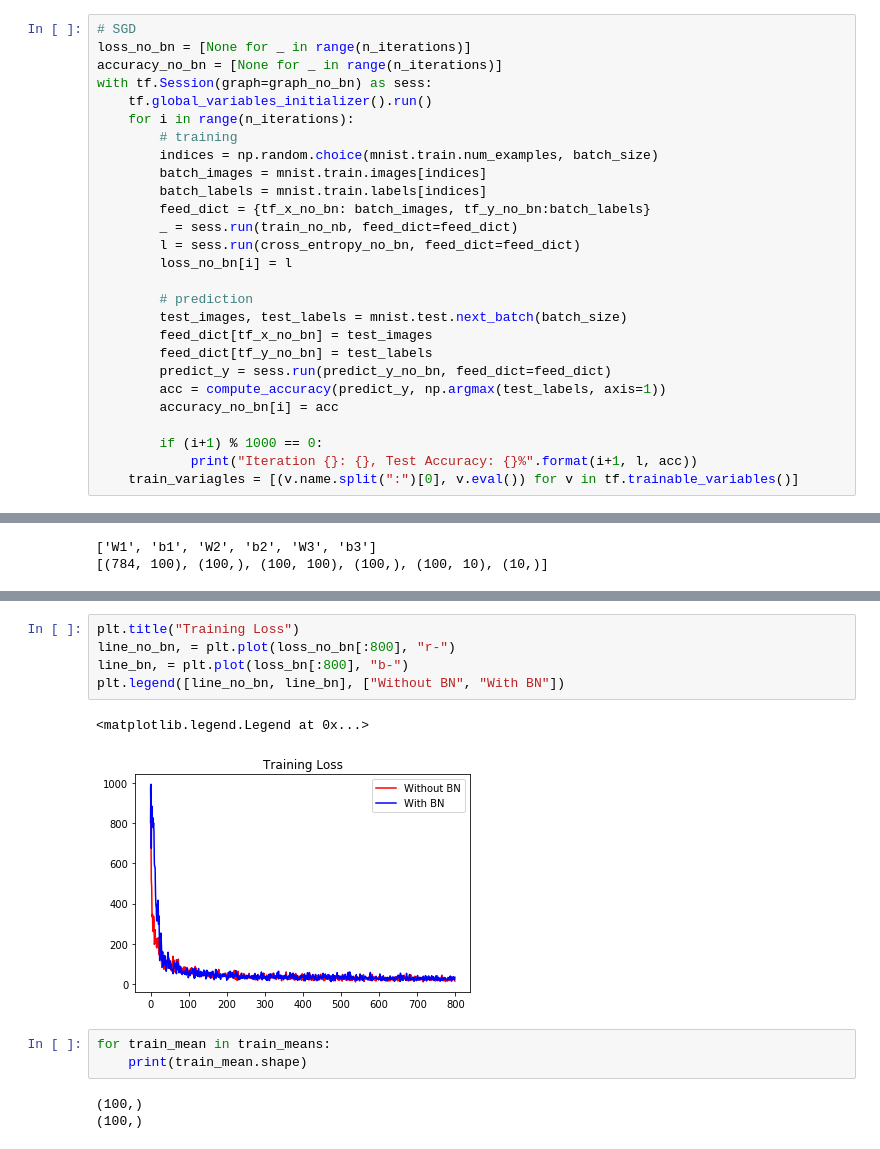
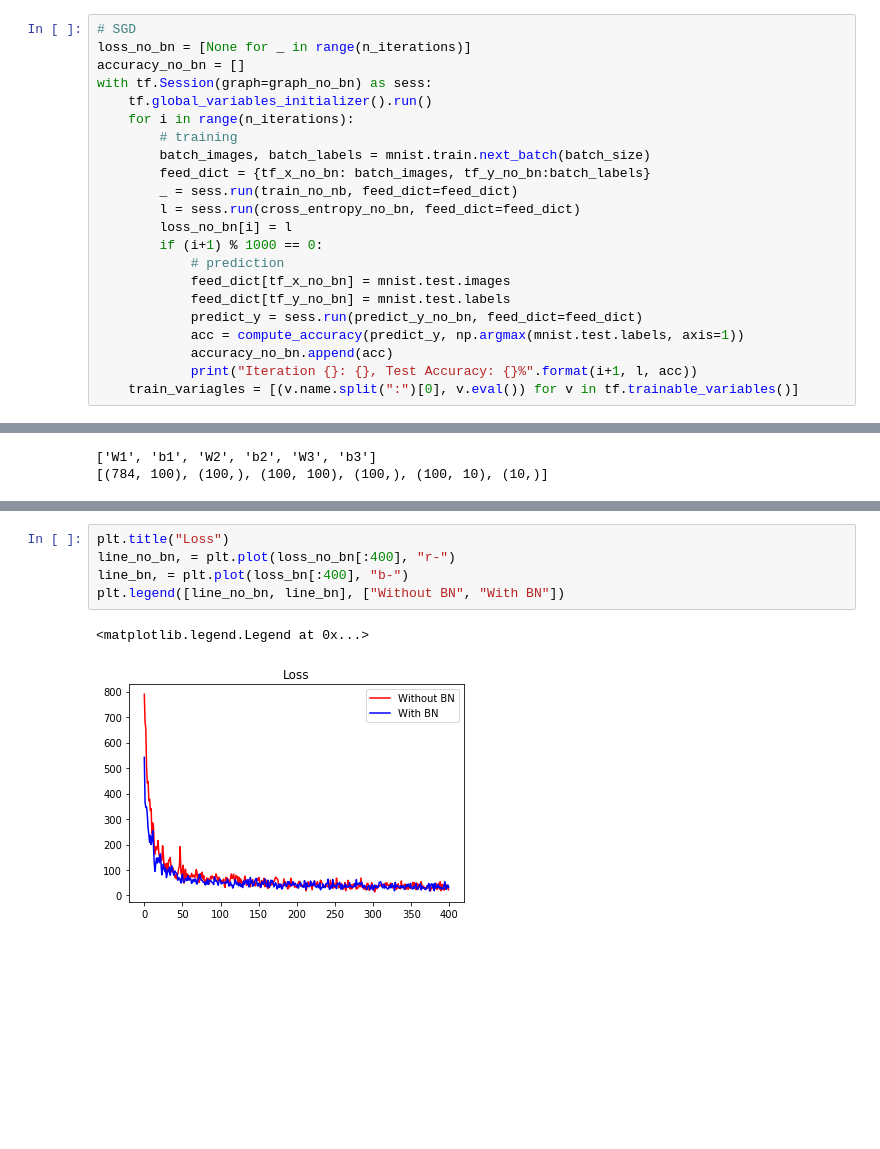
Before and after one commit to dboyliao/tf_snippets, a Jupyter notebook: tf_example_batch_normalization.ipynb, the cells around one changed output, grey strips where cells are left out. Saved outputs shown, nothing was run; the diff lists cells and outputs as text; blank space fills up the shorter version.

Commit message:
Add and update example

```diff
--- a/tf_example_batch_normalization.ipynb
+++ b/tf_example_batch_normalization.ipynb
@@ -89,28 +90,23 @@ n_iterations = 40000
 # %%
 # SGD
 loss_no_bn = [None for _ in range(n_iterations)]
-accuracy_no_bn = [None for _ in range(n_iterations)]
+accuracy_no_bn = []
 with tf.Session(graph=graph_no_bn) as sess:
     tf.global_variables_initializer().run()
     for i in range(n_iterations):
         # training
-        indices = np.random.choice(mnist.train.num_examples, batch_size)
-        batch_images = mnist.train.images[indices]
-        batch_labels = mnist.train.labels[indices]
+        batch_images, batch_labels = mnist.train.next_batch(batch_size)
         feed_dict = {tf_x_no_bn: batch_images, tf_y_no_bn:batch_labels}
         _ = sess.run(train_no_nb, feed_dict=feed_dict)
         l = sess.run(cross_entropy_no_bn, feed_dict=feed_dict)
         loss_no_bn[i] = l
-
-        # prediction
-        test_images, test_labels = mnist.test.next_batch(batch_size)
-        feed_dict[tf_x_no_bn] = test_images
-        feed_dict[tf_y_no_bn] = test_labels
-        predict_y = sess.run(predict_y_no_bn, feed_dict=feed_dict)
-        acc = compute_accuracy(predict_y, np.argmax(test_labels, axis=1))
-        accuracy_no_bn[i] = acc
-
         if (i+1) % 1000 == 0:
+            # prediction
+            feed_dict[tf_x_no_bn] = mnist.test.images
+            feed_dict[tf_y_no_bn] = mnist.test.labels
+            predict_y = sess.run(predict_y_no_bn, feed_dict=feed_dict)
+            acc = compute_accuracy(predict_y, np.argmax(mnist.test.labels, axis=1))
+            accuracy_no_bn.append(acc)
             print("Iteration {}: {}, Test Accuracy: {}%".format(i+1, l, acc))
     train_variagles = [(v.name.split(":")[0], v.eval()) for v in tf.trainable_variables()]
 # %% [output]
@@ -303,14 +250,8 @@ Iteration 40000:0.5956131219863892, Test Accuracy:7.000000000000001%
 # %%
-plt.title("Training Loss")
-line_no_bn, = plt.plot(loss_no_bn[:800], "r-")
-line_bn, = plt.plot(loss_bn[:800], "b-")
+plt.title("Loss")
+line_no_bn, = plt.plot(loss_no_bn[:400], "r-")
+line_bn, = plt.plot(loss_bn[:400], "b-")
 plt.legend([line_no_bn, line_bn], ["Without BN", "With BN"])
 # %% [output]
 <matplotlib.legend.Legend at 0x...>
-[figure, old version]
+[figure, new version]
-# %%
-for train_mean in train_means:
-    print(train_mean.shape)
-# %% [output]
-(100,)
-(100,)
```
Also changed, not shown: parts of 9 cells of this notebook, 1 other file.
